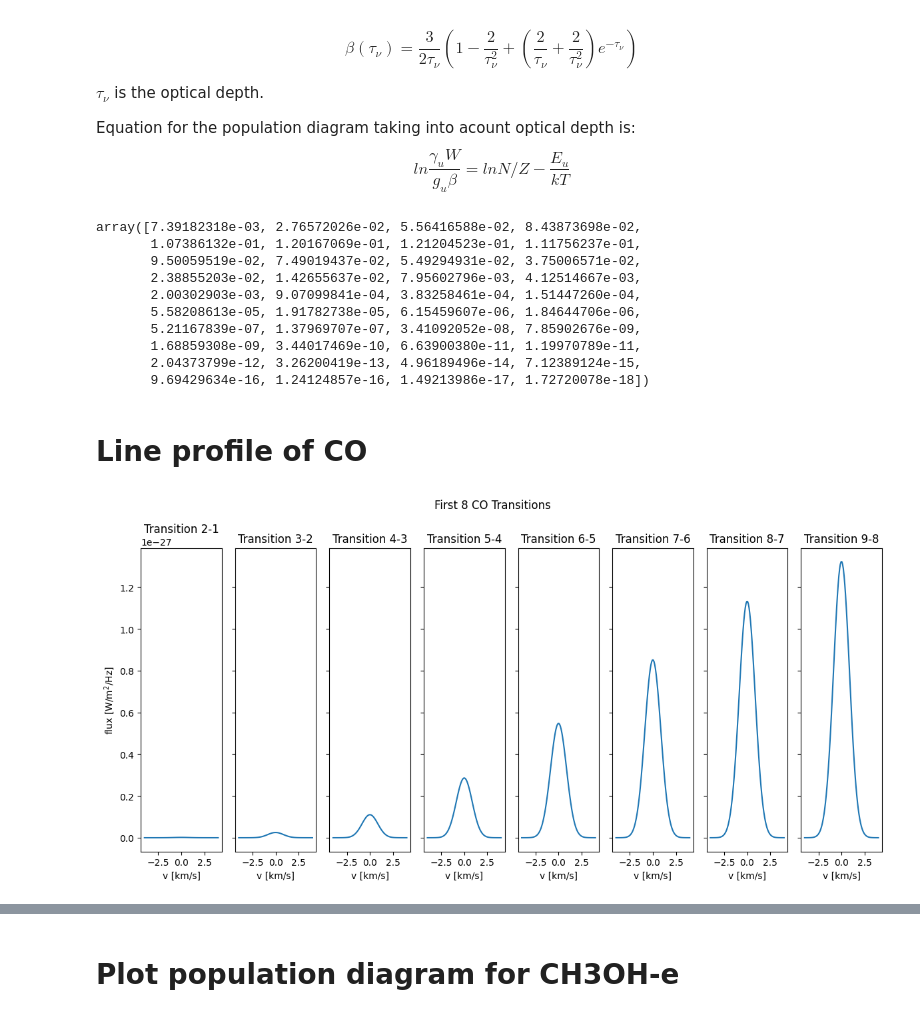
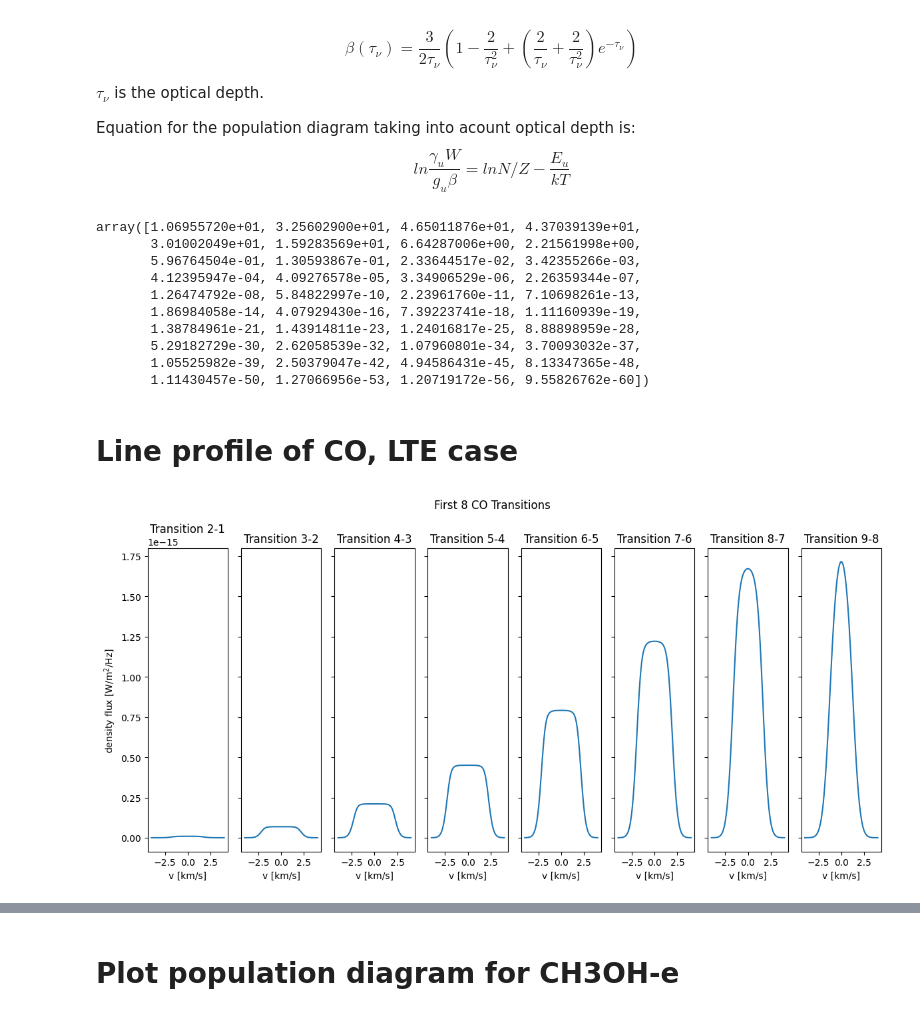
Before and after one commit to aleksej-rodano/phas0052_project, a Jupyter notebook: pythonradex_clean.ipynb, the cells around one changed output, grey strips where cells are left out. Cells and saved outputs as stored; diff of their text form; code cells hidden in the pictures.

```diff
--- a/pythonradex_clean.ipynb
+++ b/pythonradex_clean.ipynb
@@ -60,12 +61,17 @@ cloud = radiative_transfer.Cloud(
 # solve_radiative_transfer()
 # fluxes_of_individual_transitions(solid_angle, transitions)
 # %%
-N = 1e16 / constants.centi**2  # CO column density in m-2
-Tkin = 120  # kinetic temperature in [K]
+N = 1e16 / constants.centi**3  # CO column density in m-3
+Tkin = 30  # kinetic temperature in [K]
+
+# collider densities in cm-3:
+para_h2_density = 1e8
+ortho_h2_density = 3e8
+
 # collider densities in m-3:
 collider_densities_LTE = {
-    "para-H2": 1e6 / constants.centi**3,
-    "ortho-H2": 3e6 / constants.centi**3,
+    "para-H2": para_h2_density / constants.centi**3,
+    "ortho-H2": ortho_h2_density / constants.centi**3,
 }
 
 # define the background radiation field, in this case we assume that the background is zero, z is the redshift
@@ -336,16 +474,16 @@ def beta_tau_test(tau_nu):
 tauCo = cloud.tau_nu(nu=nu0_arrayCo)
 tauCo
 # %% [output]
-array([7.39182318e-03, 2.76572026e-02, 5.56416588e-02, 8.43873698e-02,
-       1.07386132e-01, 1.20167069e-01, 1.21204523e-01, 1.11756237e-01,
-       9.50059519e-02, 7.49019437e-02, 5.49294931e-02, 3.75006571e-02,
-       2.38855203e-02, 1.42655637e-02, 7.95602796e-03, 4.12514667e-03,
-       2.00302903e-03, 9.07099841e-04, 3.83258461e-04, 1.51447260e-04,
-       5.58208613e-05, 1.91782738e-05, 6.15459607e-06, 1.84644706e-06,
-       5.21167839e-07, 1.37969707e-07, 3.41092052e-08, 7.85902676e-09,
-       1.68859308e-09, 3.44017469e-10, 6.63900380e-11, 1.19970789e-11,
-       2.04373799e-12, 3.26200419e-13, 4.96189496e-14, 7.12389124e-15,
-       9.69429634e-16, 1.24124857e-16, 1.49213986e-17, 1.72720078e-18])
+array([1.06955720e+01, 3.25602900e+01, 4.65011876e+01, 4.37039139e+01,
+       3.01002049e+01, 1.59283569e+01, 6.64287006e+00, 2.21561998e+00,
+       5.96764504e-01, 1.30593867e-01, 2.33644517e-02, 3.42355266e-03,
+       4.12395947e-04, 4.09276578e-05, 3.34906529e-06, 2.26359344e-07,
+       1.26474792e-08, 5.84822997e-10, 2.23961760e-11, 7.10698261e-13,
+       1.86984058e-14, 4.07929430e-16, 7.39223741e-18, 1.11160939e-19,
+       1.38784961e-21, 1.43914811e-23, 1.24016817e-25, 8.88898959e-28,
+       5.29182729e-30, 2.62058539e-32, 1.07960801e-34, 3.70093032e-37,
+       1.05525982e-39, 2.50379047e-42, 4.94586431e-45, 8.13347365e-48,
+       1.11430457e-50, 1.27066956e-53, 1.20719172e-56, 9.55826762e-60])
 # %%
 # # plot population diagram
 # fig, ax = plt.subplots()
@@ -373,25 +511,27 @@ array([7.39182318e-03, 2.76572026e-02, 5.56416588e-02, 8.43873698e-02,
 # ax.grid()
 # plt.show()
 # %% [markdown]
-# Line profile of CO
+# Line profile of CO, LTE case
 # %%
 fig, axes = plt.subplots(nrows=1, ncols=8, figsize=(12, 6), sharey=True)
 fig.suptitle("First 8 CO Transitions")
 
 v = np.linspace(-2 * width_v, 2 * width_v, 100)  # Velocity range in m/s
 
 for i in range(8):
-    nu0 = cloud.emitting_molecule.nu0[i]  # Rest frequency of transition i
+    nu0 = nu0_arrayCo[i]  # Rest frequency of transition i
     nu = nu0 * (1 - v / constants.c)  # Convert frequency to velocity
-    spectrum = cloud.spectrum(nu=nu, solid_angle=source_solid_angle)  # Compute spectrum
+    spectrum = cloud.spectrum(
+        nu=nu, solid_angle=source_solid_angle
+    )  # Compute spectrum, this give the flux density in W/m^2/Hz
 
     ax = axes[i]
-    ax.plot(v / constants.kilo, spectrum)
+    ax.plot(v / constants.kilo, spectrum * nu)
     ax.set_title(f"Transition {i + 2}-{i + 1}")
     ax.set_xlabel("v [km/s]")
-axes[0].set_ylabel(r"flux [W/m$^2$/Hz]")
+axes[0].set_ylabel(r"density flux [W/m$^2$/Hz]")
 
 fig.tight_layout()
 plt.show()
 # %% [output]
-[figure, old version]
+[figure, new version]
```
Also changed, not shown: parts of 39 cells of this notebook, 1 other file.
